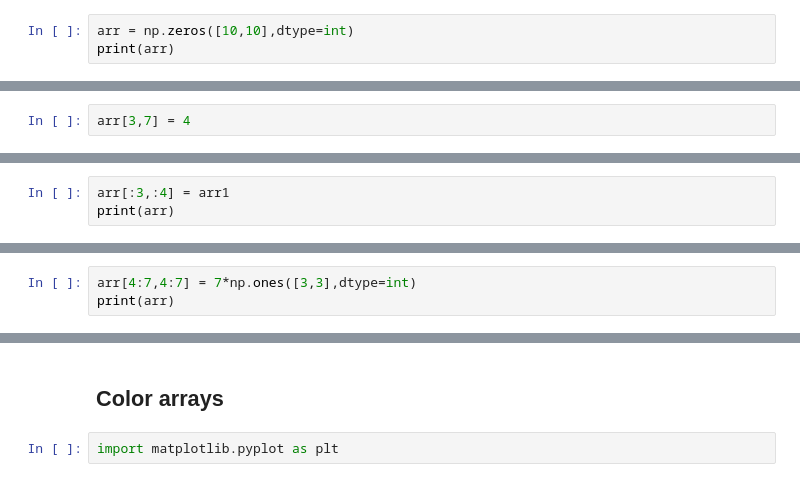
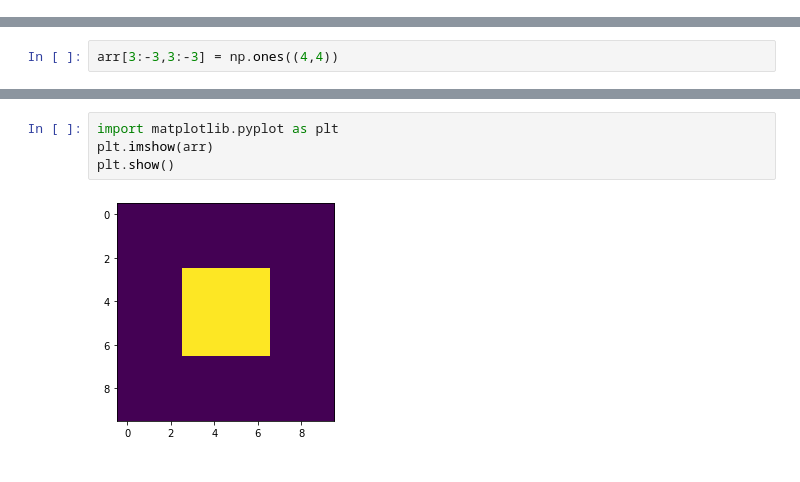
Before and after one commit to rahollis/rahollis.github.io, a Jupyter notebook: _static/week7_in_class.ipynb, the cells around one changed output, grey strips where cells are left out. Saved outputs shown, nothing was run; the diff lists cells and outputs as text.

```diff
--- a/_static/week7_in_class.ipynb
+++ b/_static/week7_in_class.ipynb
@@ -93,3 +17,0 @@ array([[3., 4.],
-# %%
-arr = np.zeros([10,10],dtype=int)
-print(arr)
@@ -107,5 +18,5 @@ print(arr)
 # %%
-arr[3,7] = 4
+arr[3:-3,3:-3] = np.ones((4,4))
 # %%
 print(arr)
 # %% [output]
@@ -122,3 +32,0 @@ print(arr)
-# %%
-arr[:3,:4] = arr1
-print(arr)
@@ -136,3 +32,0 @@ print(arr)
-# %%
-arr[4:7,4:7] = 7*np.ones([3,3],dtype=int)
-print(arr)
@@ -150,4 +33,6 @@ print(arr)
-# %% [markdown]
-## Color arrays
 # %%
 import matplotlib.pyplot as plt
+plt.imshow(arr)
+plt.show()
+# %% [output]
+[figure, added]
```
Also changed, not shown: parts of 51 cells of this notebook, 21 other files.
